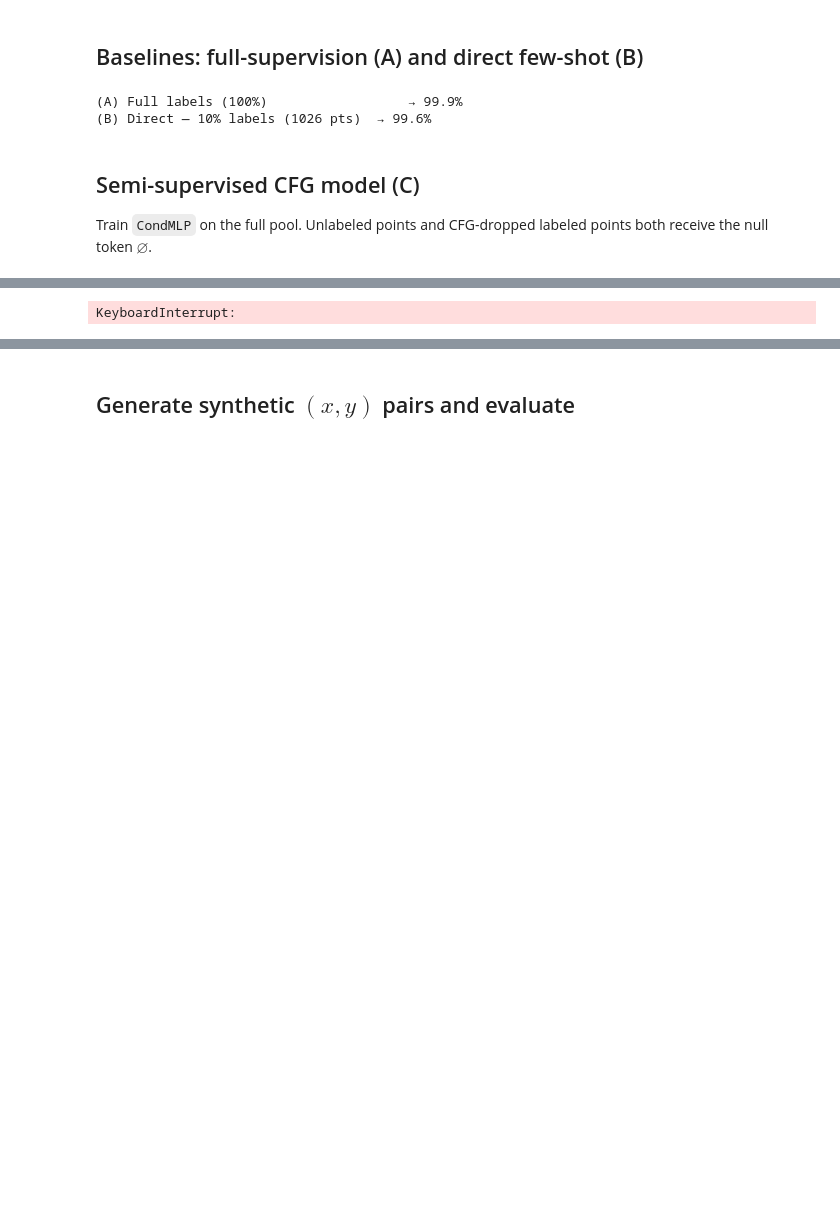
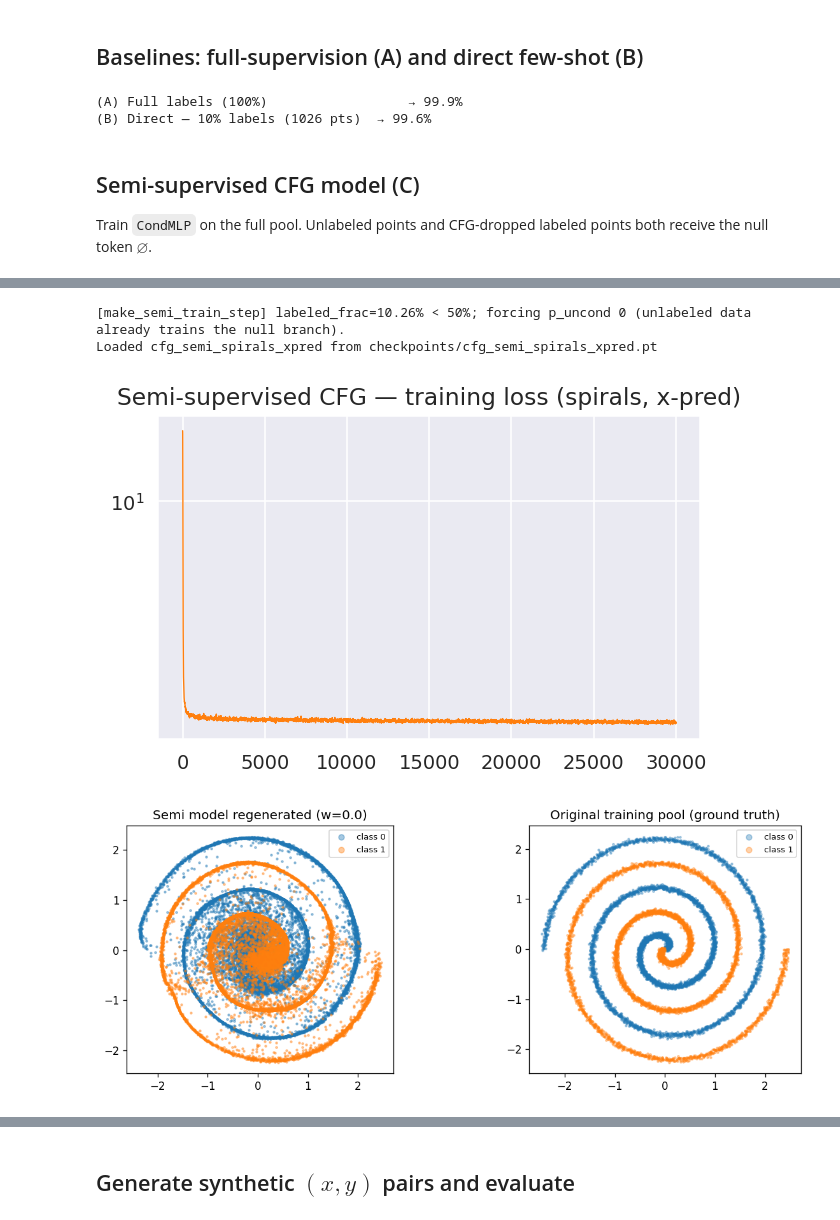
Before and after one commit to etienne87/diffusion_tutorials, a Jupyter notebook: notebooks/semi_supervised_with_cfg.ipynb, the cells around one changed output, grey strips where cells are left out. Cells and saved outputs as stored; diff of their text form; code cells hidden in the pictures; blank space fills up the shorter version.

```diff
--- a/notebooks/semi_supervised_with_cfg.ipynb
+++ b/notebooks/semi_supervised_with_cfg.ipynb
@@ -344,7 +344,7 @@ Loaded cfg_full_spirals_xpred from checkpoints/cfg_full_spirals_xpred.pt
 # null branch heavily, so set p_uncond low (or 0) here.
 semi_model = CondMLP(num_in=2, hidden=64, n_classes=N_CLASSES, time_dim=32, cond_dim=32,
                      n_residual=4, x_prediction=True)
-semi_step  = make_semi_train_step(p_uncond=0.0, null_idx=semi_model.null_idx,
+semi_step  = make_semi_train_step(p_uncond=0.5, null_idx=semi_model.null_idx,
                                   label_mask_vec=label_mask_dev)
 
 # load=False while iterating on this cell, otherwise stale checkpoint weights
@@ -353,7 +353,7 @@ semi_losses = load_or_train(
     semi_model, name="cfg_semi_spirals_xpred", train_step=semi_step,
     data=pool_x, niter=30000, lr=1e-3,
     ckpt_dir="checkpoints", batch_size=1024,
-    load=False, save=True,
+    load=True, save=True,
 )
 
 with sns.axes_style("darkgrid"):
@@ -363,32 +363,35 @@ with sns.axes_style("darkgrid"):
     plt.show()
 
 
 # Quick visual sanity check: semi-model regenerated data vs original pool data
 N_GEN_SEMI_VIS = 10000
 W_SEMI_VIS     = 0.0
 
 labels_semi_vis = torch.arange(N_CLASSES).repeat_interleave(N_GEN_SEMI_VIS)
-gen_semi_x      = sample_cfg(semi_model, labels_semi_vis, w=W_SEMI_VIS, n_steps=150)
+gen_semi_x      = sample_cfg(semi_model, labels_semi_vis, w=W_SEMI_VIS, n_steps=15)
 
 fig, axes = plt.subplots(1, 2, figsize=(11, 4), dpi=120)
 
 for k in range(N_CLASSES):
     m = labels_semi_vis.numpy() == k
     axes[0].scatter(gen_semi_x[m, 0], gen_semi_x[m, 1], s=3, alpha=0.4,
                     color=palette(k), label=f'class {k}')
 axes[0].set_title(f'Semi model regenerated (w={W_SEMI_VIS})')
 axes[0].set_aspect('equal')
 axes[0].legend(markerscale=3, fontsize=8)
 
 for k in range(N_CLASSES):
     m = pool_y.numpy() == k
     axes[1].scatter(pool_x[m, 0], pool_x[m, 1], s=3, alpha=0.35,
                     color=palette(k), label=f'class {k}')
 axes[1].set_title('Original training pool (ground truth)')
 axes[1].set_aspect('equal')
 axes[1].legend(markerscale=3, fontsize=8)
 
 plt.tight_layout()
 plt.show()
 # %% [output]
-KeyboardInterrupt:
+[make_semi_train_step] labeled_frac=10.26% < 50%; forcing p_uncond 0 (unlabeled data already trains the null branch).
+Loaded cfg_semi_spirals_xpred from checkpoints/cfg_semi_spirals_xpred.pt
+[figure, added]
+[figure, added]
```
Also changed, not shown: parts of 4 cells of this notebook, 1 other file.
